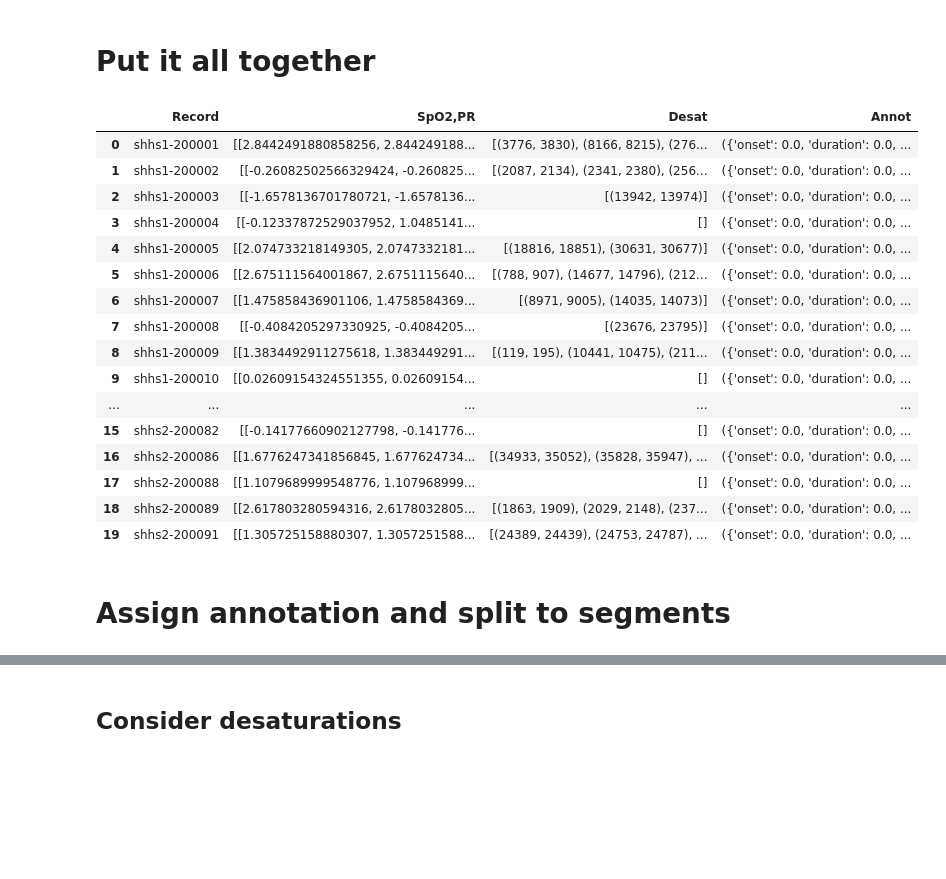
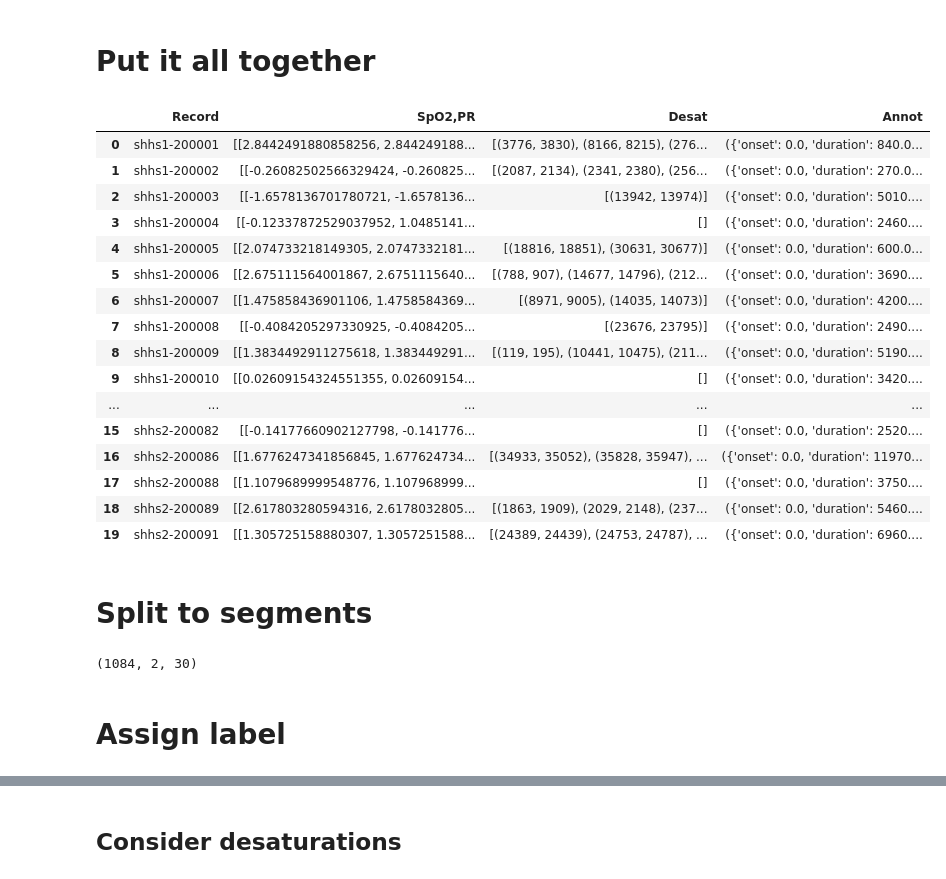
Before and after one commit to dattran-itrvn/Sleep-Apnea-Detection, a Jupyter notebook: prepare_data.ipynb, the cells around one changed output, grey strips where cells are left out. Cells and saved outputs as stored; diff of their text form; code cells hidden in the pictures; blank space fills up the shorter version.

Commit message:
minor updates for desaturation detection

```diff
--- a/prepare_data.ipynb
+++ b/prepare_data.ipynb
@@ -42,6 +46,6 @@ def get_edf(path, channels):
     return mne.io.read_raw_edf(path, include=channels,
                                verbose=False, preload=False)
 # %%
-edf = get_edf(shhs1_edfs[5], SELECTED_CHANNELS)
-print(edf.ch_names)
+edf = get_edf(shhs1_edfs[0], SELECTED_CHANNELS)
+edf
 # %% [output]
@@ -85,0 +113,6 @@ def create_annotation(xml_path, sampling_rate=125):
+# %%
+anott = create_annotation(shhs1_xmls[2], edf.info['meas_date'], SELECTED_CHANNELS)
+
+edf = edf.set_annotations(anott)
+
+anott.to_data_frame()
@@ -102,7 +149,7 @@ for k, v in tqdm(all_record.items()):
         rawedf = get_edf(v[0], SELECTED_CHANNELS)
         if len(rawedf.ch_names) < 3: # no missing signals
             continue
-        anno = create_annotation(v[1])
+        anno = create_annotation(v[1], rawedf.info['meas_date'], SELECTED_CHANNELS)
         rawedf.set_annotations(anno)
         selected_records[k] = rawedf
 len(selected_records.keys())
@@ -172,13 +219,13 @@ plt.show()
 # %%
 import numpy as np
 
-def detect_desaturation_events_v3(
+def detect_desaturation_events(
     SpO2,
     sampling_rate=1,
-    SpO2drop=2.9,
-    window_baseline=60,
-    event_duration=30,
-    max_event_duration=120
+    SpO2drop=2.9,  # A SpO2drop value of 2.9%
+    window_baseline=60, # previous 60 s window
+    event_duration=30, # if a drop ≥ SpO2drop from baseline (SpO2baseline ) occurs in the next 30 s
+    max_event_duration=120 # event end: 3) 120 s
 ):
     """
     Detect desaturation events in SpO₂ data based on dynamic nadir calculation.
@@ -202,7 +249,7 @@ def detect_desaturation_events_v3(
 
     slopes = np.diff(SpO2, prepend=SpO2[0])
 
-    i = baseline_samples  # Start after the baseline window
+    i = baseline_samples  # Start after the first baseline window
     while i < len(SpO2) - event_samples:
         # Calculate SpO2baseline (mean of previous baseline_samples)
         SpO2baseline = np.mean(SpO2[i - baseline_samples:i])
@@ -213,7 +260,7 @@ def detect_desaturation_events_v3(
         nadir_value = future_window[nadir_index]
 
         drop = SpO2baseline - future_window
-        if all(drop >= SpO2drop) and any(slopes[i:i + event_samples] <= -0.1):
+        if all(drop >= SpO2drop) and any(slopes[i:i + event_samples] <= -0.1): # with a slope ≥ 0.1% per second, diffs are calculated by next - previous pairs
             event_start = i
 
             # Event end based on conditions
@@ -236,9 +283,10 @@ def detect_desaturation_events_v3(
 
     return events
 
+
 # Example Usage
 SpO2 = dataa[0]
 
-events = detect_desaturation_events_v3(SpO2)
+events = detect_desaturation_events(SpO2)
 events
 # %% [output]
@@ -278,48 +367,63 @@ fig.show()
 # %%
 from multiprocessing import Pool, cpu_count
 
 def process_record(args):
     record, rawedf = args
     SpO2, PR = interpolate_bad_samples(rawedf)
-    desaturation_events = detect_desaturation_events_v3(SpO2)
+    desaturation_events = detect_desaturation_events(SpO2)
     SpO2 = sub_mean(SpO2)
     PR = standardize(PR)
     return {
         "Record": record,
         "SpO2,PR": np.vstack((SpO2, PR)),
         "Desat": desaturation_events,
         "Annot": rawedf.annotations,
     }
 
 # Parallelize processing
 def process_all_records(selected_records):
     with Pool(cpu_count() - 4) as pool:
         results = list(tqdm(pool.imap(process_record, selected_records.items()), total=len(selected_records)))
 
     # Convert results to a DataFrame
     df = pd.DataFrame(results)
     return df
 
 # Call the function
 df = process_all_records(selected_records)
 df
 # %% [output]
 |  | Record | SpO2,PR | Desat | Annot |
-| 0 | shhs1-200001 | [[2.8442491880858256, 2.844249188... | [(3776, 3830), (8166, 8215), (276... | ({'onset': 0.0, 'duration': 0.0, ... |
-| 1 | shhs1-200002 | [[-0.26082502566329424, -0.260825... | [(2087, 2134), (2341, 2380), (256... | ({'onset': 0.0, 'duration': 0.0, ... |
-| 2 | shhs1-200003 | [[-1.6578136701780721, -1.6578136... | [(13942, 13974)] | ({'onset': 0.0, 'duration': 0.0, ... |
-| 3 | shhs1-200004 | [[-0.12337872529037952, 1.0485141... | [] | ({'onset': 0.0, 'duration': 0.0, ... |
-| 4 | shhs1-200005 | [[2.074733218149305, 2.0747332181... | [(18816, 18851), (30631, 30677)] | ({'onset': 0.0, 'duration': 0.0, ... |
-| 5 | shhs1-200006 | [[2.675111564001867, 2.6751115640... | [(788, 907), (14677, 14796), (212... | ({'onset': 0.0, 'duration': 0.0, ... |
-| 6 | shhs1-200007 | [[1.475858436901106, 1.4758584369... | [(8971, 9005), (14035, 14073)] | ({'onset': 0.0, 'duration': 0.0, ... |
-| 7 | shhs1-200008 | [[-0.4084205297330925, -0.4084205... | [(23676, 23795)] | ({'onset': 0.0, 'duration': 0.0, ... |
-| 8 | shhs1-200009 | [[1.3834492911275618, 1.383449291... | [(119, 195), (10441, 10475), (211... | ({'onset': 0.0, 'duration': 0.0, ... |
-| 9 | shhs1-200010 | [[0.02609154324551355, 0.02609154... | [] | ({'onset': 0.0, 'duration': 0.0, ... |
+| 0 | shhs1-200001 | [[2.8442491880858256, 2.844249188... | [(3776, 3830), (8166, 8215), (276... | ({'onset': 0.0, 'duration': 840.0... |
+| 1 | shhs1-200002 | [[-0.26082502566329424, -0.260825... | [(2087, 2134), (2341, 2380), (256... | ({'onset': 0.0, 'duration': 270.0... |
+| 2 | shhs1-200003 | [[-1.6578136701780721, -1.6578136... | [(13942, 13974)] | ({'onset': 0.0, 'duration': 5010.... |
+| 3 | shhs1-200004 | [[-0.12337872529037952, 1.0485141... | [] | ({'onset': 0.0, 'duration': 2460.... |
+| 4 | shhs1-200005 | [[2.074733218149305, 2.0747332181... | [(18816, 18851), (30631, 30677)] | ({'onset': 0.0, 'duration': 600.0... |
+| 5 | shhs1-200006 | [[2.675111564001867, 2.6751115640... | [(788, 907), (14677, 14796), (212... | ({'onset': 0.0, 'duration': 3690.... |
+| 6 | shhs1-200007 | [[1.475858436901106, 1.4758584369... | [(8971, 9005), (14035, 14073)] | ({'onset': 0.0, 'duration': 4200.... |
+| 7 | shhs1-200008 | [[-0.4084205297330925, -0.4084205... | [(23676, 23795)] | ({'onset': 0.0, 'duration': 2490.... |
+| 8 | shhs1-200009 | [[1.3834492911275618, 1.383449291... | [(119, 195), (10441, 10475), (211... | ({'onset': 0.0, 'duration': 5190.... |
+| 9 | shhs1-200010 | [[0.02609154324551355, 0.02609154... | [] | ({'onset': 0.0, 'duration': 3420.... |
 | ... | ... | ... | ... | ... |
-| 15 | shhs2-200082 | [[-0.14177660902127798, -0.141776... | [] | ({'onset': 0.0, 'duration': 0.0, ... |
-| 16 | shhs2-200086 | [[1.6776247341856845, 1.677624734... | [(34933, 35052), (35828, 35947), ... | ({'onset': 0.0, 'duration': 0.0, ... |
-| 17 | shhs2-200088 | [[1.1079689999548776, 1.107968999... | [] | ({'onset': 0.0, 'duration': 0.0, ... |
-| 18 | shhs2-200089 | [[2.617803280594316, 2.6178032805... | [(1863, 1909), (2029, 2148), (237... | ({'onset': 0.0, 'duration': 0.0, ... |
-| 19 | shhs2-200091 | [[1.305725158880307, 1.3057251588... | [(24389, 24439), (24753, 24787), ... | ({'onset': 0.0, 'duration': 0.0, ... |
+| 15 | shhs2-200082 | [[-0.14177660902127798, -0.141776... | [] | ({'onset': 0.0, 'duration': 2520.... |
+| 16 | shhs2-200086 | [[1.6776247341856845, 1.677624734... | [(34933, 35052), (35828, 35947), ... | ({'onset': 0.0, 'duration': 11970... |
+| 17 | shhs2-200088 | [[1.1079689999548776, 1.107968999... | [] | ({'onset': 0.0, 'duration': 3750.... |
+| 18 | shhs2-200089 | [[2.617803280594316, 2.6178032805... | [(1863, 1909), (2029, 2148), (237... | ({'onset': 0.0, 'duration': 5460.... |
+| 19 | shhs2-200091 | [[1.305725158880307, 1.3057251588... | [(24389, 24439), (24753, 24787), ... | ({'onset': 0.0, 'duration': 6960.... |
 # %% [markdown]
-# Assign annotation and split to segments
+# Split to segments
+# %%
+for i, row in df.iterrows():
+    to_split = row['SpO2,PR']
+
+    num_segments = to_split.shape[1] // SINGLE_ANNOT
+    trimmed_array = to_split[:, :num_segments * SINGLE_ANNOT] # drop last
+    row['SpO2,PR'] = np.split(trimmed_array, num_segments, axis=1)
+
+    row['SpO2,PR'] = np.transpose(np.dstack(row['SpO2,PR']), (2, 0, 1))
+
+df.iloc[0]['SpO2,PR'].shape
+# %% [output]
+(1084, 2, 30)
+# %% [markdown]
+# Assign label
```
Also changed, not shown: parts of 14 cells of this notebook.
